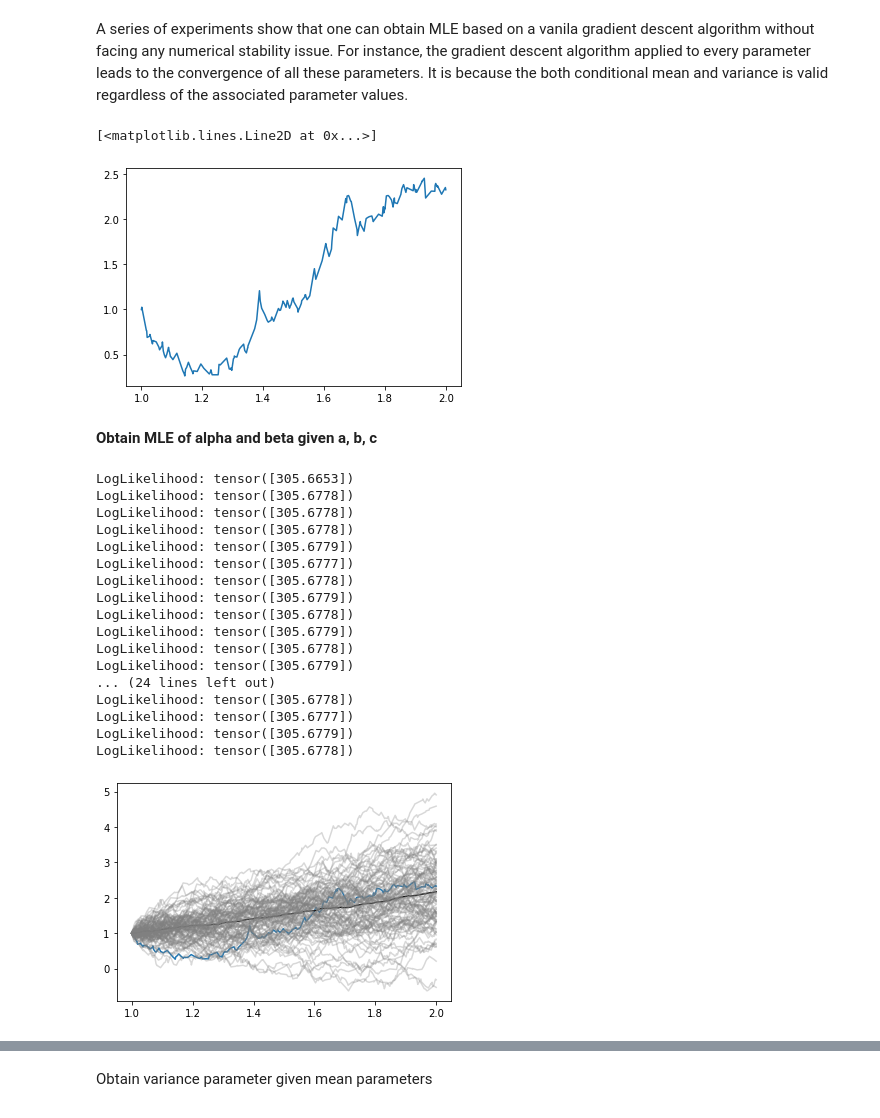
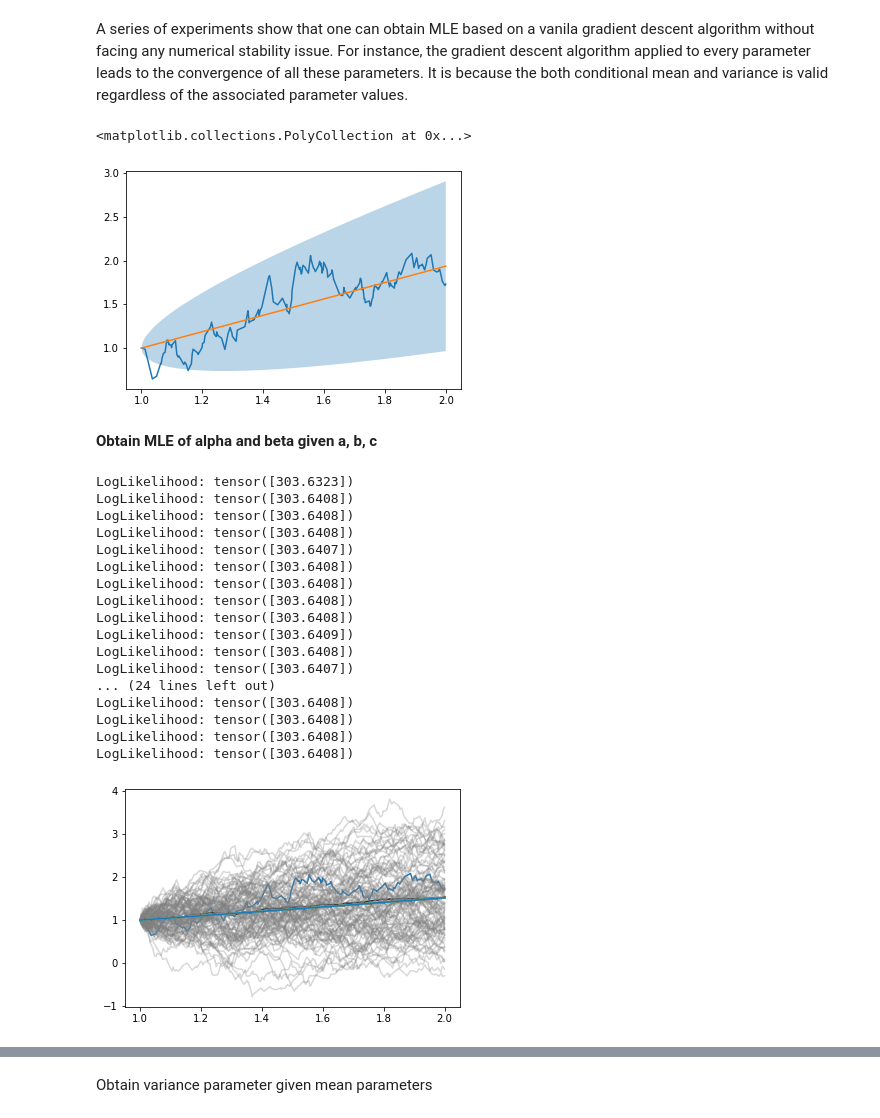
Before and after one commit to thysics/VI_SDE, a Jupyter notebook: vp_class/class_tou_v6.ipynb, the cells around one changed output, grey strips where cells are left out. Saved outputs shown, nothing was run; the diff lists cells and outputs as text; code cells hidden in the pictures.

```diff
--- a/vp_class/class_tou_v6.ipynb
+++ b/vp_class/class_tou_v6.ipynb
@@ -83,10 +89,9 @@ class tOU:
             s = t0[:, :-1]
             t = t0[:, 1:]
 
-            term1 = sigma**2/(a*s + b)**2
-            term2 = a**2 * (t**3 - s**3)/3 + a*b*(t**2 - s**2) + b**2 * (t-s)
-            term3 = ((a*s + b)/(a*t + b)) ** 2
-            return term1 * term2 * term3
+            term1 = sigma**2
+            term2 = (a**2 * (t**3 - s**3)/3 + a*b*(t**2 - s**2) + b**2 * (t-s)) / ((a*t + b)**2)
+            return term1 * term2
 
         def std(t, a, b, sigma):
             return torch.sqrt(variance(t, a, b, sigma))
@@ -125,15 +130,43 @@ parameters = {'a': torch.tensor([0.05]).reshape(-1, 1), \
              'd': torch.tensor([1.0]).reshape(-1, 1)}
 # %%
 init_pts = torch.tensor([1.0]).reshape(-1, 1)
+# %%
+def E_of_X ( init_pts, pts, parameters ):
+    """
+        Return mean of the process (which has analytical expression)
+    """
+    pts = pts - pts[:, 0].reshape(-1, 1)
+    a = parameters['a']
+    b = parameters['b']
+    c = parameters['c']
+    d = parameters['d']
+
+    return b * (init_pts + 1/b * (a*c*pts ** 3 / 3 + (a*d + b*c)/2 * pts ** 2 + d*b*pts)) /(a*pts + b)
+# %%
+def V_of_X (pts, parameters, sde_sigma):
+    """
+        Return standard deviation of the process (from its analytical expression)
+    """
+    pts = pts - pts[:, 0].reshape(-1, 1)
+    a = parameters['a']
+    b = parameters['b']
+    c = parameters['c']
+    d = parameters['d']
+
+    return torch.sqrt(sde_sigma ** 2 * (a**2 * pts ** 3 / 3 + a*b*pts**2 + b**2 * pts) / ((a*pts + b) ** 2))
+# %%
+tou = tOU(t0, t1, parameters, sigma, init_dist=init_pts)
+EX = E_of_X(init_pts, tou.pts, parameters)
+VX = V_of_X(tou.pts, parameters, sigma)
 # %%
-tou = tOU(t0, t1, parameters, sigma, init_dist=init_pts)
-
 import matplotlib.pylab as plt
 
 plt.plot(tou.pts.T, tou.trj.T)
+plt.plot(tou.pts.T, EX.T)
+plt.fill_between(tou.pts.flatten(), (EX - VX).flatten(), (EX + VX).flatten(), alpha=0.3)
 # %% [output]
-[<matplotlib.lines.Line2D at 0x...>]
+<matplotlib.collections.PolyCollection at 0x...>
-[figure, old version]
+[figure, new version]
 # %%
 def tou_gradient(pts, x, params, sde_sigma, init_dist):
     assert torch.is_tensor(sde_sigma), "sde_sigma must be a (D*1) tensor"
@@ -233,23 +266,23 @@ for key in ['c', 'd']:
 # %%
 param_mle, param_hist, ll_hist = MLE(tou.pts, tou.trj, sigma, dist, init_pars, paras_names, 2000, learning_rate=0.1)
 # %% [output]
-LogLikelihood: tensor([305.6653])
-LogLikelihood: tensor([305.6778])
-LogLikelihood: tensor([305.6778])
-LogLikelihood: tensor([305.6778])
-LogLikelihood: tensor([305.6779])
-LogLikelihood: tensor([305.6777])
-LogLikelihood: tensor([305.6778])
-LogLikelihood: tensor([305.6779])
-LogLikelihood: tensor([305.6778])
-LogLikelihood: tensor([305.6779])
-LogLikelihood: tensor([305.6778])
-LogLikelihood: tensor([305.6779])
+LogLikelihood: tensor([303.6323])
+LogLikelihood: tensor([303.6408])
+LogLikelihood: tensor([303.6408])
+LogLikelihood: tensor([303.6408])
+LogLikelihood: tensor([303.6407])
+LogLikelihood: tensor([303.6408])
+LogLikelihood: tensor([303.6408])
+LogLikelihood: tensor([303.6408])
+LogLikelihood: tensor([303.6408])
+LogLikelihood: tensor([303.6409])
+LogLikelihood: tensor([303.6408])
+LogLikelihood: tensor([303.6407])
 ... (24 lines left out)
-LogLikelihood: tensor([305.6778])
-LogLikelihood: tensor([305.6777])
-LogLikelihood: tensor([305.6779])
-LogLikelihood: tensor([305.6778])
+LogLikelihood: tensor([303.6408])
+LogLikelihood: tensor([303.6408])
+LogLikelihood: tensor([303.6408])
+LogLikelihood: tensor([303.6408])
 # %%
 sample_mle = {key: value.repeat(100, 1) for key,value in param_mle.items()}
 # %%
@@ -257,9 +290,11 @@ plt.plot(tou.pts.T, tou.trj.T)
 tou_mle = tOU(t0 , t1, sample_mle, sigma.repeat(100, 1), init_dist=init_pts)
 plt.plot(tou_mle.pts.T.mean(axis=1), tou_mle.trj.T.mean(axis=1), color='black')
 plt.plot(tou_mle.pts.T, tou_mle.trj.T, color='grey', alpha=0.3)
+plt.plot(tou_mle.pts.T, E_of_X(init_pts, tou_mle.pts, sample_mle).T)
+
 plt.show()
 # %% [output]
-[figure, old version]
+[figure, new version]
 # %%
 for key in param_mle.keys():
     print(key + "    /  MLE: %.3f" % param_mle[key].item() + "    True: %.3f" % parameters[key].item())
```
Also changed, not shown: parts of 11 cells of this notebook, 4 other files.
